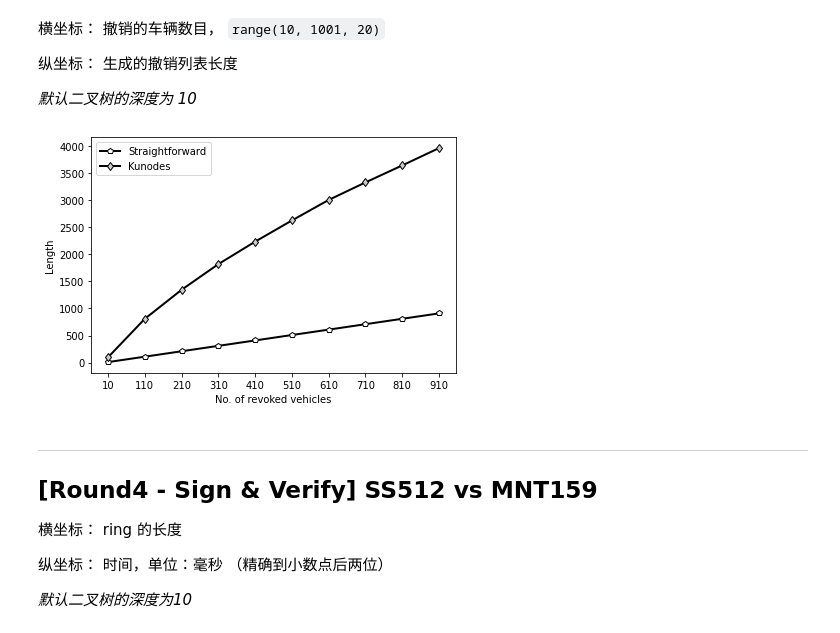
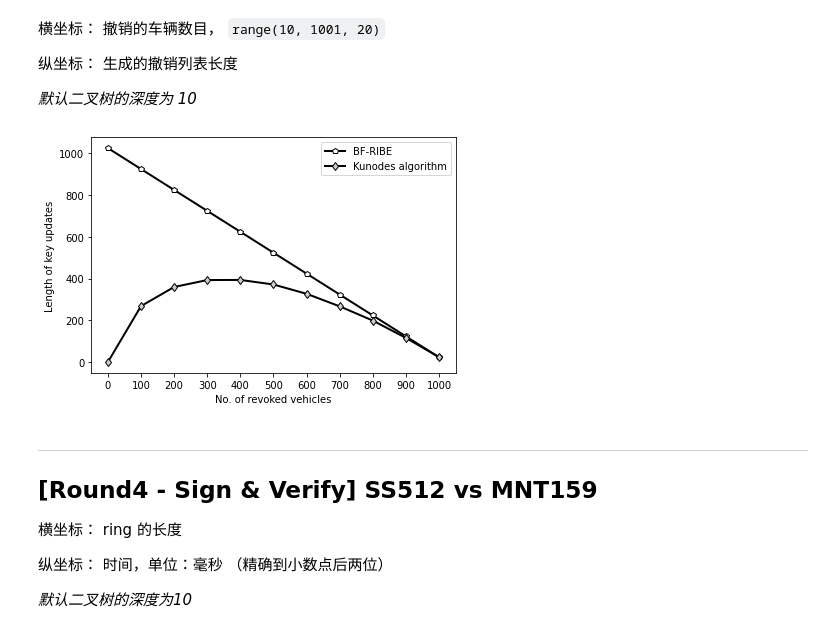
Before and after one commit to IBRS4VANETs/TEST-CASEs, a Jupyter notebook: note.ipynb, the cells around one changed output. Drawn from its saved outputs; the diff is of its cells as text; code cells hidden in the pictures.

```diff
--- a/note.ipynb
+++ b/note.ipynb
@@ -145,7 +145,7 @@ def test_revo(N, r_num, t_trc):
     counter = []
     for k in range(N):
         obus = []
-        trc = TRC(t_trc, 16, 'exp #3')
+        trc = TRC(t_trc, 10, 'exp #3')
         for i in range(1, 2 ** 10):
             temp_obu = OBU(trc, VID_POOL[i])
             obus.append(temp_obu)
@@ -156,18 +156,18 @@ def test_revo(N, r_num, t_trc):
             obus.remove(temp)
         trc.keyUp(rl)
         counter.append(len(trc.kunodes))
-    return (r_num, sum(counter)/N)
+    return (2 ** 10 - r_num, sum(counter)/N)
 # %%
 types[3] = ['Straightforward', 'Kunodes']
 time_cost[3] = [[], []]
-for r in range(10, 1001, 100):
+for r in range(0, 1001, 100):
     result = test_revo(N, r, 'MNT159')
     time_cost[3][0].append(result[0])
     time_cost[3][1].append(result[1])
 # %%
-pltpoly(len(time_cost[3][0]), time_cost[3], types[3], range(10, 1001, 100), 'Length', 2, 'No. of revoked vehicles', 'revo_poly', show_num = False)
+pltpoly(len(time_cost[3][0]), time_cost[3], ['BF-RIBE', 'Kunodes algorithm'], range(0, 1001, 100), 'Length of key updates', 1, 'No. of revoked vehicles', 'revo_poly', show_num = False)
 # %% [output]
-[figure, old version]
+[figure, new version]
 # %% [markdown]
 ---
 
```
Also changed, not shown: parts of 5 cells of this notebook, 9 other files.
